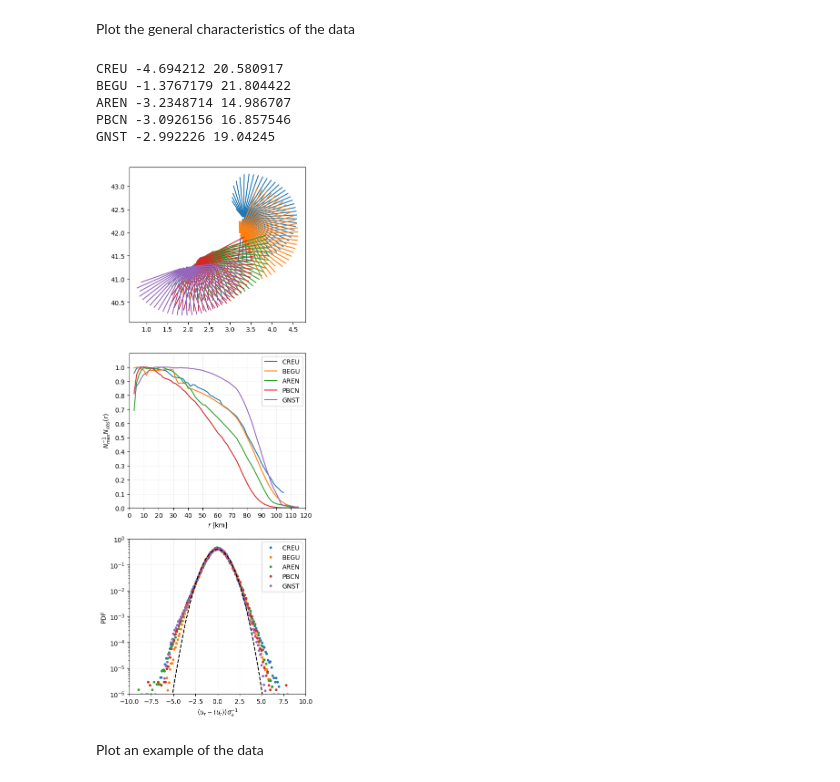
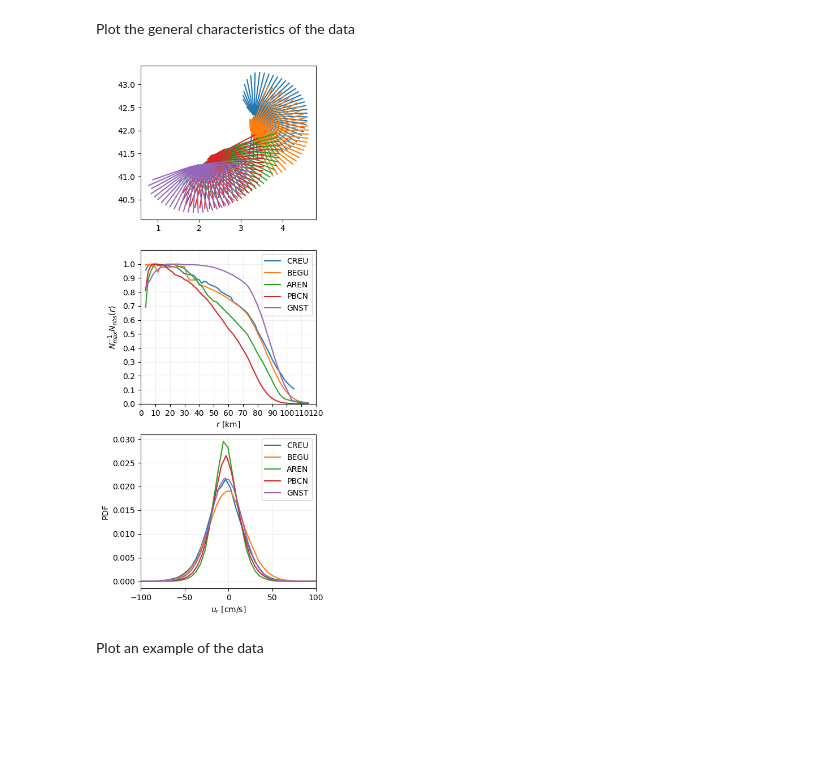
Before and after one commit to jisernfontanet/hfradar, a Jupyter notebook: tutorials/estimate_noise_l2_data.ipynb, the cells around one changed output. Saved outputs shown, nothing was run; the diff lists cells and outputs as text; code cells hidden in the pictures; blank space fills up the shorter version.

```diff
--- a/tutorials/estimate_noise_l2_data.ipynb
+++ b/tutorials/estimate_noise_l2_data.ipynb
@@ -211,0 +223,19 @@ done
+# %%
+for site in hfrsites:
+
+    ur = hfrdata[site]['VELO'].data
+    index = np.isfinite(ur)
+    mean_ur = np.sqrt(np.mean(ur[index] ** 2))
+
+    sigma = hfrdata_daily[site]['sigma'].data
+    index = np.isfinite(sigma)
+    mean_noise = np.mean(sigma[index])
+    std_noise = np.std(sigma[index])
+
+    formatstr = "{:} & {:2.1f} & {:.1f} $\\pm$ {:.1f} & {:.1f} $\\pm$ {:.1f} \\\\"
+    print(formatstr.format(site,
+                           mean_ur,
+                           mean_noise,
+                           std_noise,
+                           mean_noise * np.sqrt(24),
+                           std_noise * np.sqrt(24)))
@@ -214,7 +252,18 @@ done
 # %% [markdown]
 Plot the general characteristics of the data
 # %%
-fig, ax = plt.subplots(3, 1, figsize=(5, 15))
+normalize_pdf = False
+orientation = 'v'
+
+# Create the plot
+
+nplots = 3
+
+if orientation == 'h':
+    fig, ax = plt.subplots(1, nplots, figsize=(width * nplots, height))
+else:
+    fig, ax = plt.subplots(nplots, 1, figsize=(width, height * nplots))
+
 
 for site in hfrsites:
 
@@ -235,52 +284,57 @@ for site in hfrsites:
     for i in np.arange(nb):
         index = nobs[:, i] > 1
         ax[0].plot(lon[index, i], lat[index, i], color=hfrcolors[site], label=site)
 
     # Fill the data distribution
 
     n = np.sum(nobs, axis=-1)
     ax[1].plot(range, n / np.max(n), color=hfrcolors[site], label=site)
 
     # Fill velocity PDFs
 
-    index = flag == 1
-    aux = (ur[index] - np.mean(ur[index])) / np.std(ur[index])
-    pdf, x = np.histogram(aux, density=True, bins=100)
-    x = (np.roll(x, -1) + x)[:-1] / 2
-    ax[2].semilogy(x, pdf, '.', color=hfrcolors[site], label=site)
-
-    print(site, np.mean(ur[index]), np.std(ur[index]))
+    if normalize_pdf:
+        index = flag == 1
+        aux = (ur[index] - np.mean(ur[index])) / np.std(ur[index])
+        pdf, x = np.histogram(aux, density=True, bins=100)
+        x = (np.roll(x, -1) + x)[:-1] / 2
+        ax[2].semilogy(x, pdf, '.', color=hfrcolors[site], label=site)
+    else:
+        index = flag == 1
+        pdf, x = np.histogram(ur[index], density=True, bins=50)
+        x = (np.roll(x, -1) + x)[:-1] / 2
+        ax[2].plot(x, pdf, color=hfrcolors[site], label=site)
+        #ax[2].hist(ur[index], label=site, bins=200, range=[-150, 150],
+        #     alpha=0.5, density=True, color=hfrcolors[site])
 
 # Properties of the n(r) plot
 
 a = ax[1]
 a.set_xlabel('$r$ [km]')
 a.grid(True, alpha=0.2)
 a.set_xticks(np.linspace(0, 120, num=13))
 a.set_xlim(0, 120)
 a.legend()
 a.set_ylabel('$N_{max}^{-1}N_{obs}(r)$')
 a.set_yticks(np.linspace(0, 1, num=11))
 a.set_ylim(0, 1.1)
 
 # Velocity PDF
 
 a = ax[2]
-x = np.linspace(-10, 10, num=100)
-y = np.exp(- x ** 2 / 2) / np.sqrt(2 * np.pi)
-a.plot(x, y, 'k--')
-a.set_xlabel('$(u_r-\\langle u_r\\rangle)\\sigma_u^{-1}$')
-a.set_xlim(-10, 10)
+if normalize_pdf:
+    x = np.linspace(-10, 10, num=100)
+    y = np.exp(- x ** 2 / 2) / np.sqrt(2 * np.pi)
+    a.plot(x, y, 'k--')
+    a.set_xlabel('$(u_r-\\langle u_r\\rangle)\\sigma_u^{-1}$')
+    a.set_xlim(-10, 10)
+    a.set_ylim(1e-6, 1)
+else:
+    a.set_xlabel('$u_r$ [cm/s]')
+    a.set_xlim(-100, 100)
 a.grid(True, alpha=0.2)
-a.legend()
 a.set_ylabel('PDF')
-a.set_ylim(1e-6, 1);
+a.legend();
 # %% [output]
-CREU -4.694212 20.580917
-BEGU -1.3767179 21.804422
-AREN -3.2348714 14.986707
-PBCN -3.0926156 16.857546
-GNST -2.992226 19.04245
-[figure, old version]
+[figure, new version]
 # %% [markdown]
 Plot an example of the data
```
Also changed, not shown: parts of 17 cells of this notebook, 1 other file.
